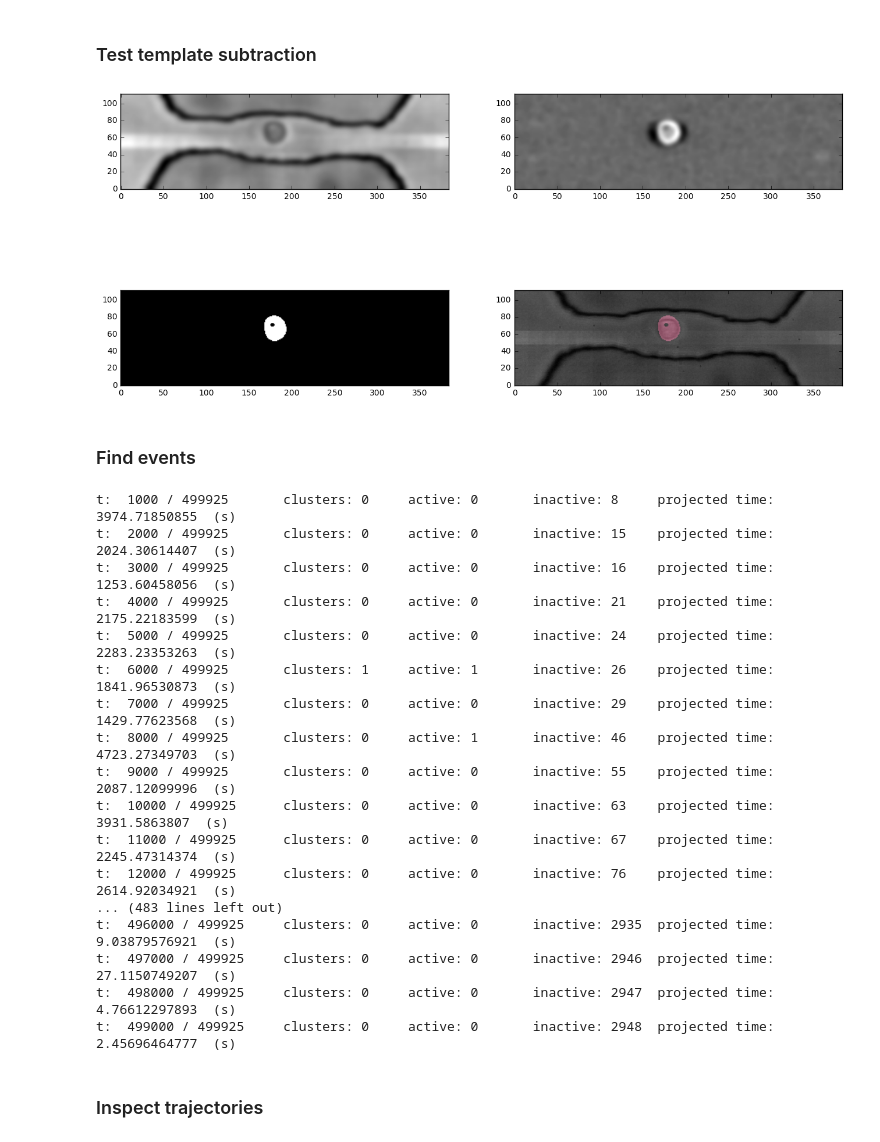
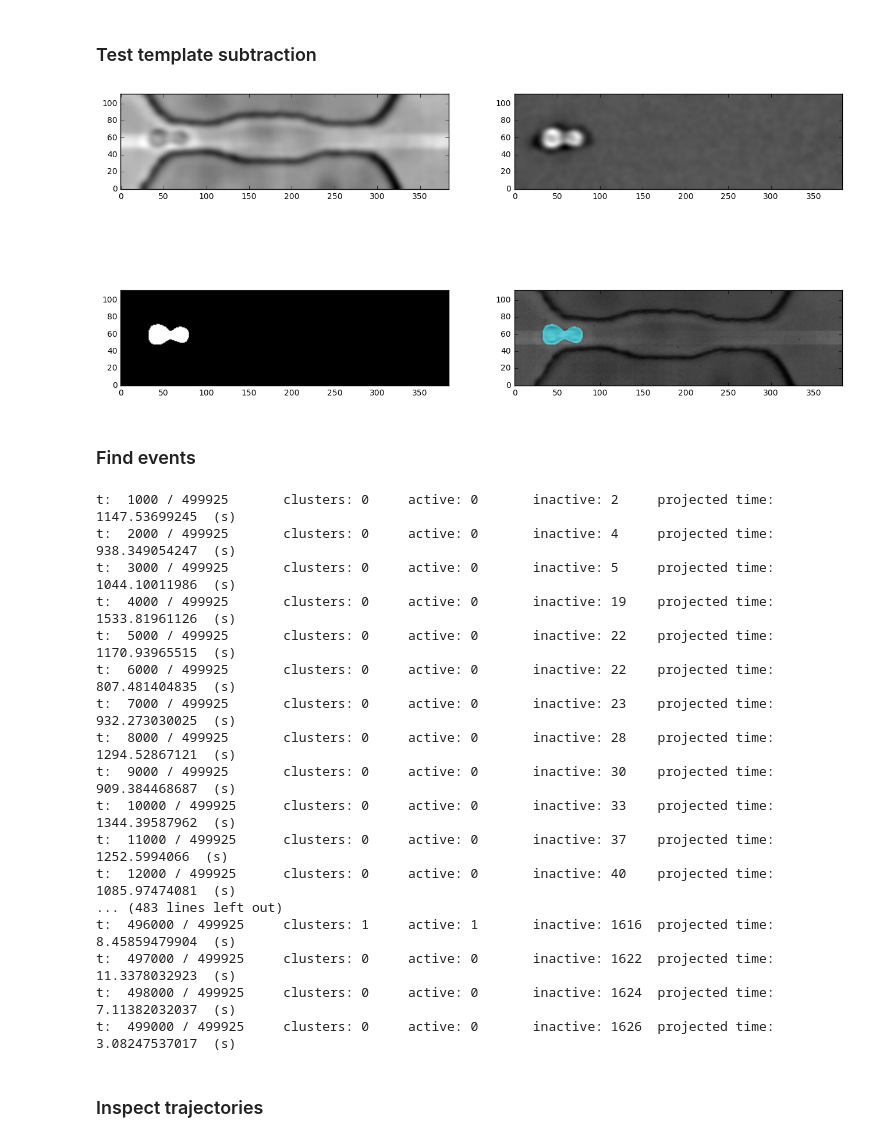
Before and after one commit to tphinkle/pore_stats, a Jupyter notebook: notebooks/oi_event_detection.ipynb, the cells around one changed output. Cells and saved outputs as stored; diff of their text form; code cells hidden in the pictures.

```diff
--- a/notebooks/oi_event_detection.ipynb
+++ b/notebooks/oi_event_detection.ipynb
@@ -27,8 +27,8 @@ from IPython.display import HTML
 # Define file path
 data_base_path = '/home/prestonh/Desktop/Research/cancer_cells/data'
 date = '/10-10-2017'
-particle_type = '/293-T_0'
-channel_type = '/10-20-10_3'
+particle_type = '/HCT-116_1'
+channel_type = '/10-20-10_1'
 file_index = '0'
 file_path = data_base_path + date + particle_type + channel_type + '/oi/bin/test_camera_' + file_index
 
@@ -124,7 +96,7 @@ plt.show()
 # %%
 reload(oi)
 
-index = 240
+index = 56
 template_index = 1000
 
 
@@ -169,34 +141,34 @@ fig, axes = plt.subplots(2,2,figsize=(16,8))
 
 # Raw image
 plt.sca(axes[0,0])
 plt.imshow(frame, cmap = 'gray', origin = 'lower')
 
 
 # Negative
 plt.sca(axes[0,1])
 plt.imshow(neg_frame, cmap = 'gray', origin = 'lower')
 
 
 
 # Thresholded negative
 plt.sca(axes[1,0])
 plt.imshow(temp_neg_frame, vmin = 0, vmax = 1, cmap = 'gray', origin = 'lower')
 
 # Color frame
 color_frame = np.zeros((frame.shape[0], frame.shape[1], 3))
 for cluster in clusters:
     rand_color = [np.random.rand(), np.random.rand(), np.random.rand()]
     for pixel in cluster:
         color_frame[pixel[0], pixel[1],:] = rand_color
 
 plt.sca(axes[1,1])
 plt.imshow(raw_frame, cmap = 'gray', origin = 'lower')
 plt.imshow(color_frame, alpha = 0.55, origin = 'lower')
 
 
 plt.show()
 # %% [output]
-[figure, old version]
+[figure, new version]
 # %% [markdown]
 ### Find events
 # %%
@@ -206,23 +178,23 @@ oi_events = oi.find_events(oi_vid, ti = 0, template_frame = oi_vid.get_frame(tem
                            blur = blur, kernel = blur_kernel, diag = diag, connect = connect,\
                            connect_threshold = connect_threshold, negative_direction = negative_direction, normalize = True)
 # %% [output]
-t:  1000 / 499925       clusters: 0     active: 0       inactive: 8     projected time: 3974.71850855  (s)
-t:  2000 / 499925       clusters: 0     active: 0       inactive: 15    projected time: 2024.30614407  (s)
-t:  3000 / 499925       clusters: 0     active: 0       inactive: 16    projected time: 1253.60458056  (s)
-t:  4000 / 499925       clusters: 0     active: 0       inactive: 21    projected time: 2175.22183599  (s)
-t:  5000 / 499925       clusters: 0     active: 0       inactive: 24    projected time: 2283.23353263  (s)
-t:  6000 / 499925       clusters: 1     active: 1       inactive: 26    projected time: 1841.96530873  (s)
-t:  7000 / 499925       clusters: 0     active: 0       inactive: 29    projected time: 1429.77623568  (s)
-t:  8000 / 499925       clusters: 0     active: 1       inactive: 46    projected time: 4723.27349703  (s)
-t:  9000 / 499925       clusters: 0     active: 0       inactive: 55    projected time: 2087.12099996  (s)
-t:  10000 / 499925      clusters: 0     active: 0       inactive: 63    projected time: 3931.5863807  (s)
-t:  11000 / 499925      clusters: 0     active: 0       inactive: 67    projected time: 2245.47314374  (s)
-t:  12000 / 499925      clusters: 0     active: 0       inactive: 76    projected time: 2614.92034921  (s)
+t:  1000 / 499925       clusters: 0     active: 0       inactive: 2     projected time: 1147.53699245  (s)
+t:  2000 / 499925       clusters: 0     active: 0       inactive: 4     projected time: 938.349054247  (s)
+t:  3000 / 499925       clusters: 0     active: 0       inactive: 5     projected time: 1044.10011986  (s)
+t:  4000 / 499925       clusters: 0     active: 0       inactive: 19    projected time: 1533.81961126  (s)
+t:  5000 / 499925       clusters: 0     active: 0       inactive: 22    projected time: 1170.93965515  (s)
+t:  6000 / 499925       clusters: 0     active: 0       inactive: 22    projected time: 807.481404835  (s)
+t:  7000 / 499925       clusters: 0     active: 0       inactive: 23    projected time: 932.273030025  (s)
+t:  8000 / 499925       clusters: 0     active: 0       inactive: 28    projected time: 1294.52867121  (s)
+t:  9000 / 499925       clusters: 0     active: 0       inactive: 30    projected time: 909.384468687  (s)
+t:  10000 / 499925      clusters: 0     active: 0       inactive: 33    projected time: 1344.39587962  (s)
+t:  11000 / 499925      clusters: 0     active: 0       inactive: 37    projected time: 1252.5994066  (s)
+t:  12000 / 499925      clusters: 0     active: 0       inactive: 40    projected time: 1085.97474081  (s)
 ... (483 lines left out)
-t:  496000 / 499925     clusters: 0     active: 0       inactive: 2935  projected time: 9.03879576921  (s)
-t:  497000 / 499925     clusters: 0     active: 0       inactive: 2946  projected time: 27.1150749207  (s)
-t:  498000 / 499925     clusters: 0     active: 0       inactive: 2947  projected time: 4.76612297893  (s)
-t:  499000 / 499925     clusters: 0     active: 0       inactive: 2948  projected time: 2.45696464777  (s)
+t:  496000 / 499925     clusters: 1     active: 1       inactive: 1616  projected time: 8.45859479904  (s)
+t:  497000 / 499925     clusters: 0     active: 0       inactive: 1622  projected time: 11.3378032923  (s)
+t:  498000 / 499925     clusters: 0     active: 0       inactive: 1624  projected time: 7.11382032037  (s)
+t:  499000 / 499925     clusters: 0     active: 0       inactive: 1626  projected time: 3.08247537017  (s)
 # %% [markdown]
 ### Inspect trajectories
 # %%
```
Also changed, not shown: parts of 8 cells of this notebook, 2 other files.
